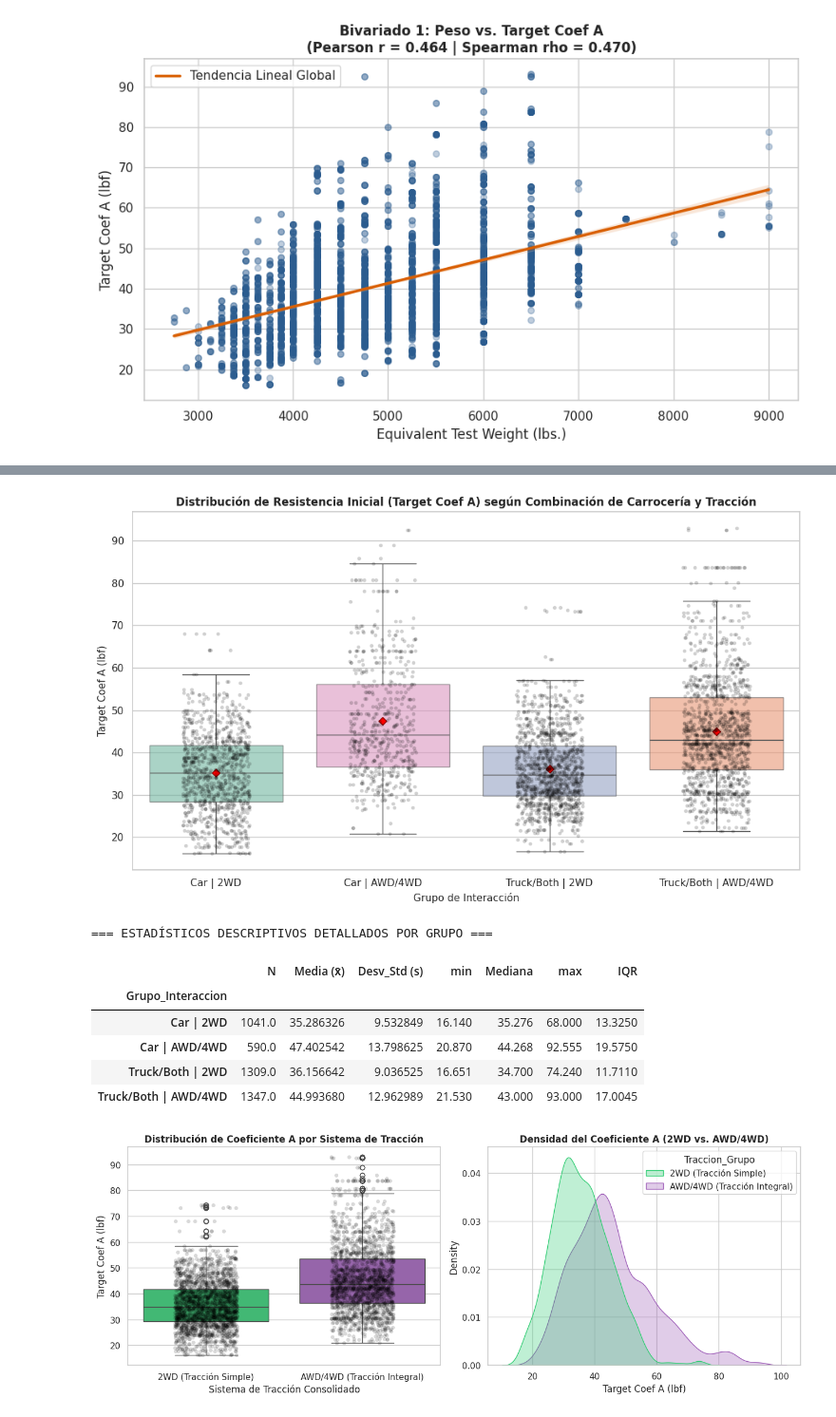
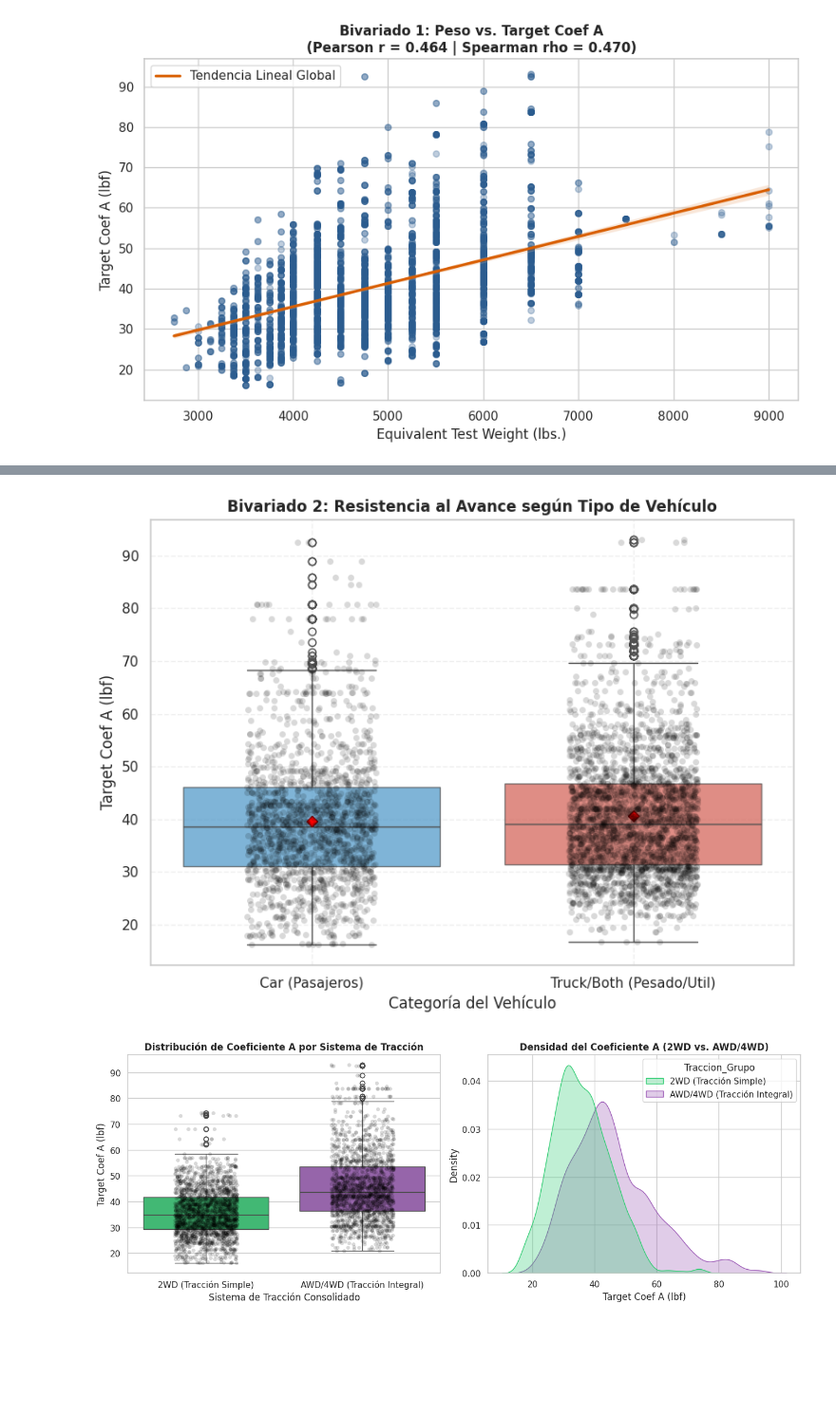
Before and after one commit to jpedonediez/Fundamentos, a Jupyter notebook: tpe_EPA_FE.ipynb, the cells around one changed output, grey strips where cells are left out. Shown at 95% size. Saved outputs shown, nothing was run; the diff lists cells and outputs as text; code cells hidden in the pictures; blank space fills up the shorter version.

Commit message:
graficos para hipótesis multivariado

```diff
--- a/tpe_EPA_FE.ipynb
+++ b/tpe_EPA_FE.ipynb
@@ -625,85 +625,41 @@ Por lo tanto, vemos que es neceario el análisis multivariado demostrar que esa
 # %%
-# Gráfico Bivariado 2: Comparación de Car (0) vs. Truck/Both (1)
+# Gráfico bivariado 2:
 
 import matplotlib.pyplot as plt
-import numpy as np
-import pandas as pd
 import seaborn as sns
 
-# Ordenamos lo grupos seg'un sentencia lógoca
-orden_grupos = [
-    'Car | 2WD',
-    'Car | AWD/4WD',
-    'Truck/Both | 2WD',
-    'Truck/Both | AWD/4WD',
-]
 
-plt.figure(figsize=(11, 6.5))
+plt.figure(figsize=(8, 6))
 
-# Creamos el boxplot con indicador visual de la MEDIA (Diamante Rojo)
-ax = sns.boxplot(
+sns.boxplot(
     data=dataset['h4_df'],
-    x='Grupo_Interaccion',
+    x='Tipo_Vehiculo_Grupo',
     y=dataset['h4_var_dep'],
-    hue='Grupo_Interaccion',
+    hue='Tipo_Vehiculo_Grupo',
     legend=False,
-    order=orden_grupos,
-    palette='Set2',
-    boxprops=dict(alpha=0.6),
-    fliersize=0,  # Evita duplicar outliers con el stripplot
-    showmeans=True,  # Grafica la media
-    meanprops=dict(
-        marker='D', markeredgecolor='darkred', markerfacecolor='red', markersize=6
-    ),
+    palette=['#3498db', '#e74c3c'], # Azul para Car, Rojo para Truck/Both
+    boxprops=dict(alpha=0.7),
+    showmeans=True,
+    meanprops=dict(marker='D', markeredgecolor='darkred', markerfacecolor='red', markersize=6)
 )
 
-# stripplot (Puntos individuales con transparencia)(on puntos reales observados)
 sns.stripplot(
     data=dataset['h4_df'],
-    x='Grupo_Interaccion',
+    x='Tipo_Vehiculo_Grupo',
     y=dataset['h4_var_dep'],
-    order=orden_grupos,
     color='black',
-    alpha=0.18,
-    jitter=0.2,
-    size=4,
+    alpha=0.15,
+    jitter=0.2
 )
 
-# Formato de títulos y ejes
-
-plt.title('Distribución de Resistencia Inicial (Target Coef A) según Combinación de Carrocería y Tracción', fontweight='bold', fontsize=12)
-plt.xlabel('Grupo de Interacción', fontsize=11)
-plt.ylabel('Target Coef A (lbf)', fontsize=11)
+plt.title('Bivariado 2: Resistencia al Avance según Tipo de Vehículo', fontweight='bold')
+plt.xlabel('Categoría del Vehículo')
+plt.ylabel(dataset['h4_var_dep'])
+plt.grid(True, linestyle='--', alpha=0.3)
 plt.tight_layout()
 plt.show()
-
-# 5. Tabla descriptiva complementaria en formato de Pandas
-print('=== ESTADÍSTICOS DESCRIPTIVOS DETALLADOS POR GRUPO ===')
-tabla_resumen = (
-    dataset['h4_df']
-    .groupby('Grupo_Interaccion')[dataset['h4_var_dep']]
-    .describe()
-)
-tabla_resumen['IQR'] = tabla_resumen['75%'] - tabla_resumen['25%']
-display(
-    tabla_resumen[['count', 'mean', 'std', 'min', '50%', 'max', 'IQR']].rename(
-        columns={
-            'count': 'N',
-            'mean': 'Media (x̄)',
-            'std': 'Desv_Std (s)',
-            '50%': 'Mediana',
-        }
-    )
-)
 # %% [output]
-[figure, old version]
+[figure, new version]
-=== ESTADÍSTICOS DESCRIPTIVOS DETALLADOS POR GRUPO ===
-|  | N | Media (x̄) | Desv_Std (s) | min | Mediana | max | IQR |
-| Grupo_Interaccion |  |  |  |  |  |  |  |
-| Car | 2WD | 1041.0 | 35.286326 | 9.532849 | 16.140 | 35.276 | 68.000 | 13.3250 |
-| Car | AWD/4WD | 590.0 | 47.402542 | 13.798625 | 20.870 | 44.268 | 92.555 | 19.5750 |
-| Truck/Both | 2WD | 1309.0 | 36.156642 | 9.036525 | 16.651 | 34.700 | 74.240 | 11.7110 |
-| Truck/Both | AWD/4WD | 1347.0 | 44.993680 | 12.962989 | 21.530 | 43.000 | 93.000 | 17.0045 |
 # %%
 # Gráfico Bivariado 3: Comparación de 2WD (0) vs. AWD/4WD (1). SIstema de tración consolidado vs Target Coef A
 fig, axes = plt.subplots(1, 2, figsize=(13, 5))
```
Also changed, not shown: parts of 10 cells of this notebook.
